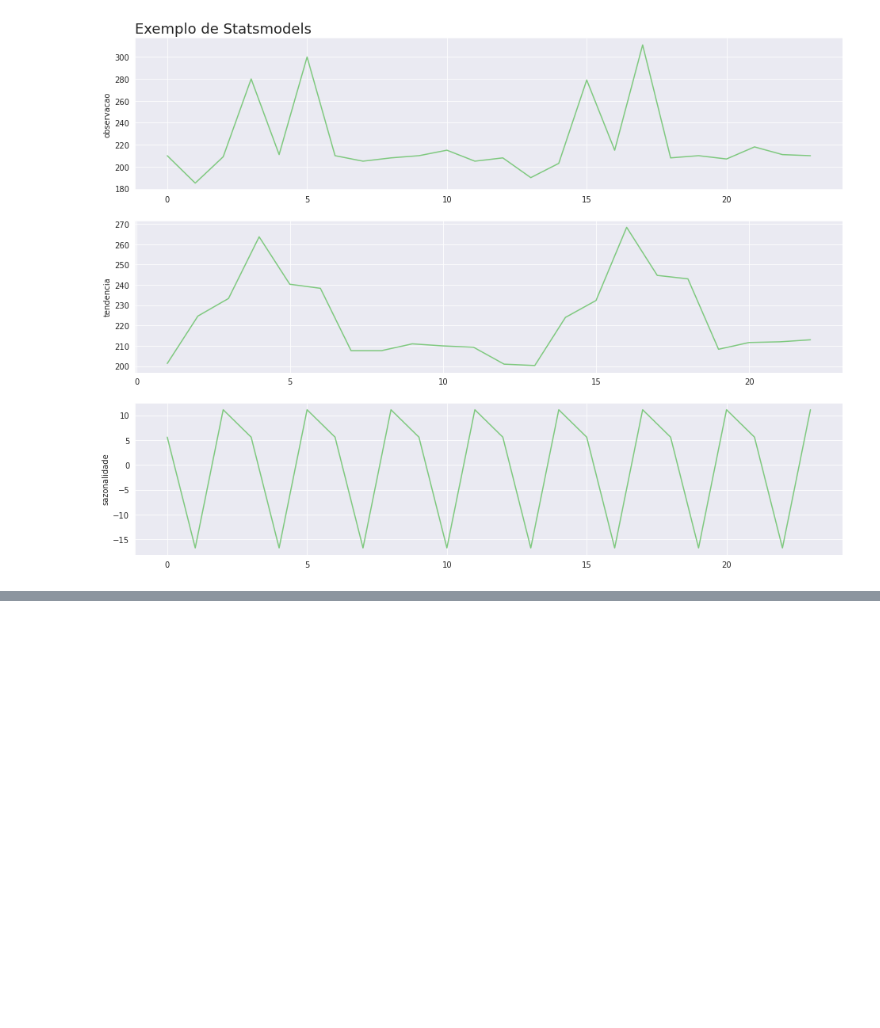
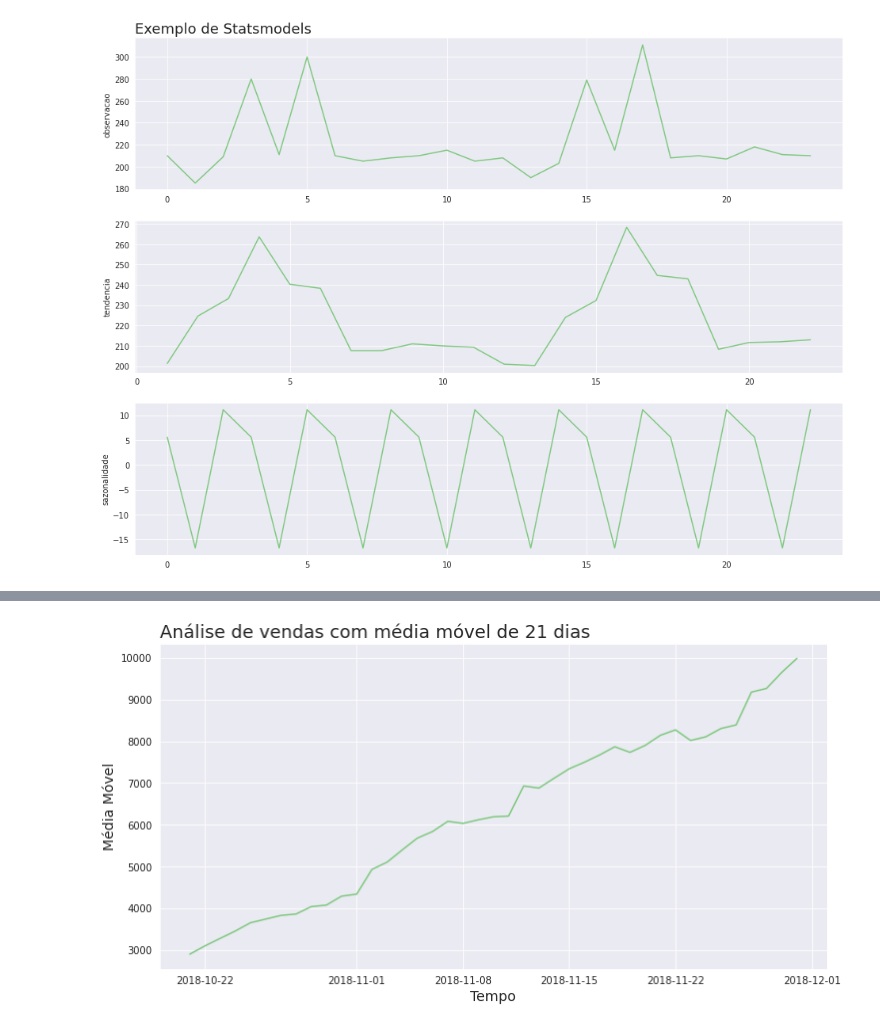
Before and after one commit to brunatoloti/data-science-alura-cursos, a Jupyter notebook: Data Science: Introdução a análise de séries temporais/Time_Series.ipynb, the cells around one changed output, grey strips where cells are left out. Saved outputs shown, nothing was run; the diff lists cells and outputs as text; code cells hidden in the pictures; blank space fills up the shorter version.

```diff
--- a/Data Science: Introdução a análise de séries temporais/Time_Series.ipynb
+++ b/Data Science: Introdução a análise de séries temporais/Time_Series.ipynb
@@ -751,0 +877,3 @@ plot_comparacao(resultado.index,
+# %%
+alucel['media_movel_21'] = alucel['vendas'].rolling(21).mean()
+alucel.head(25)
@@ -751,0 +898,9 @@ plot_comparacao(resultado.index,
+# %%
+plotar('Análise de vendas com média móvel de 21 dias',
+       'Tempo',
+       'Média Móvel',
+       'dia',
+       'media_movel_21',
+       alucel)
+# %% [output]
+[figure, added]
```
Also changed, not shown: parts of 30 cells of this notebook.
